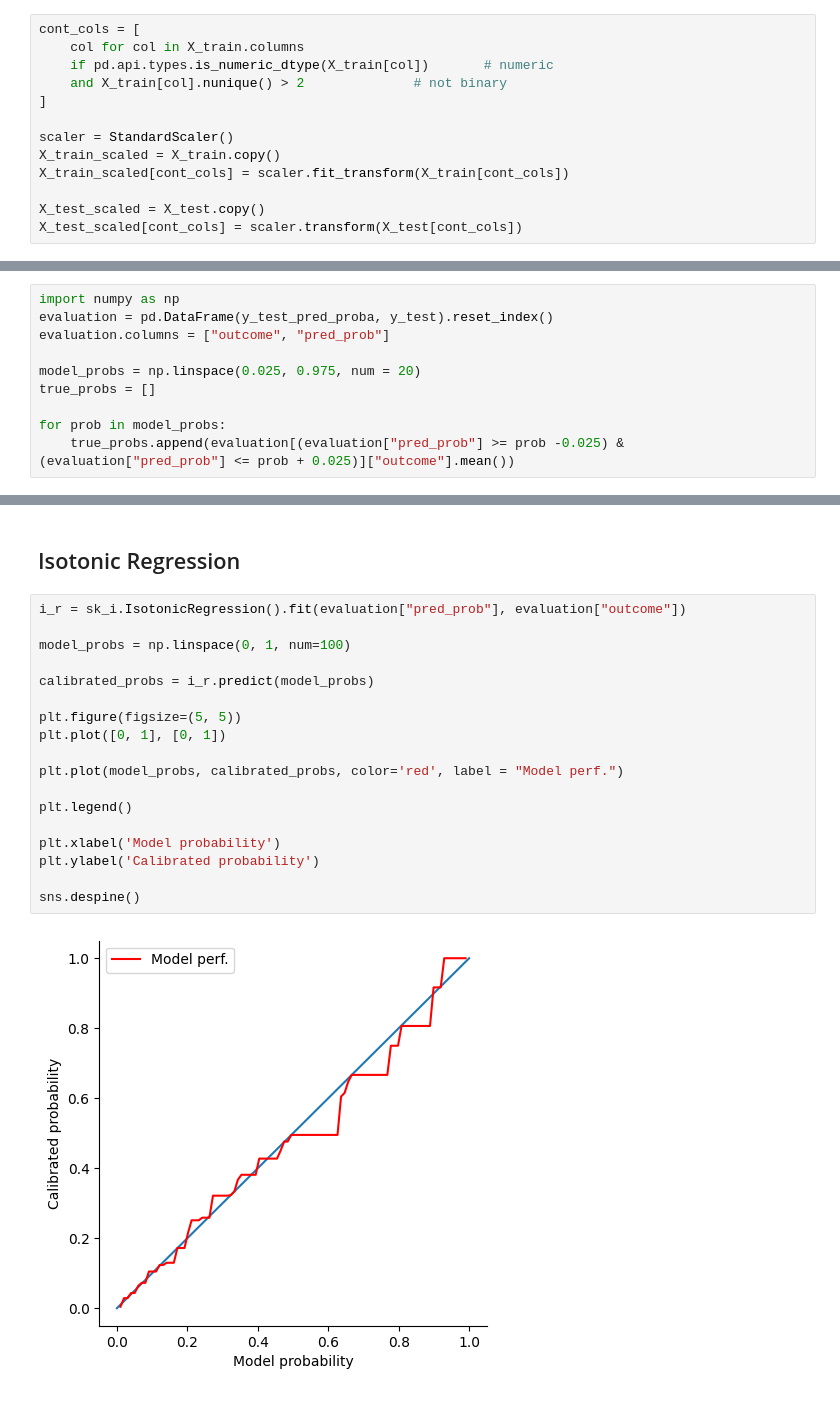
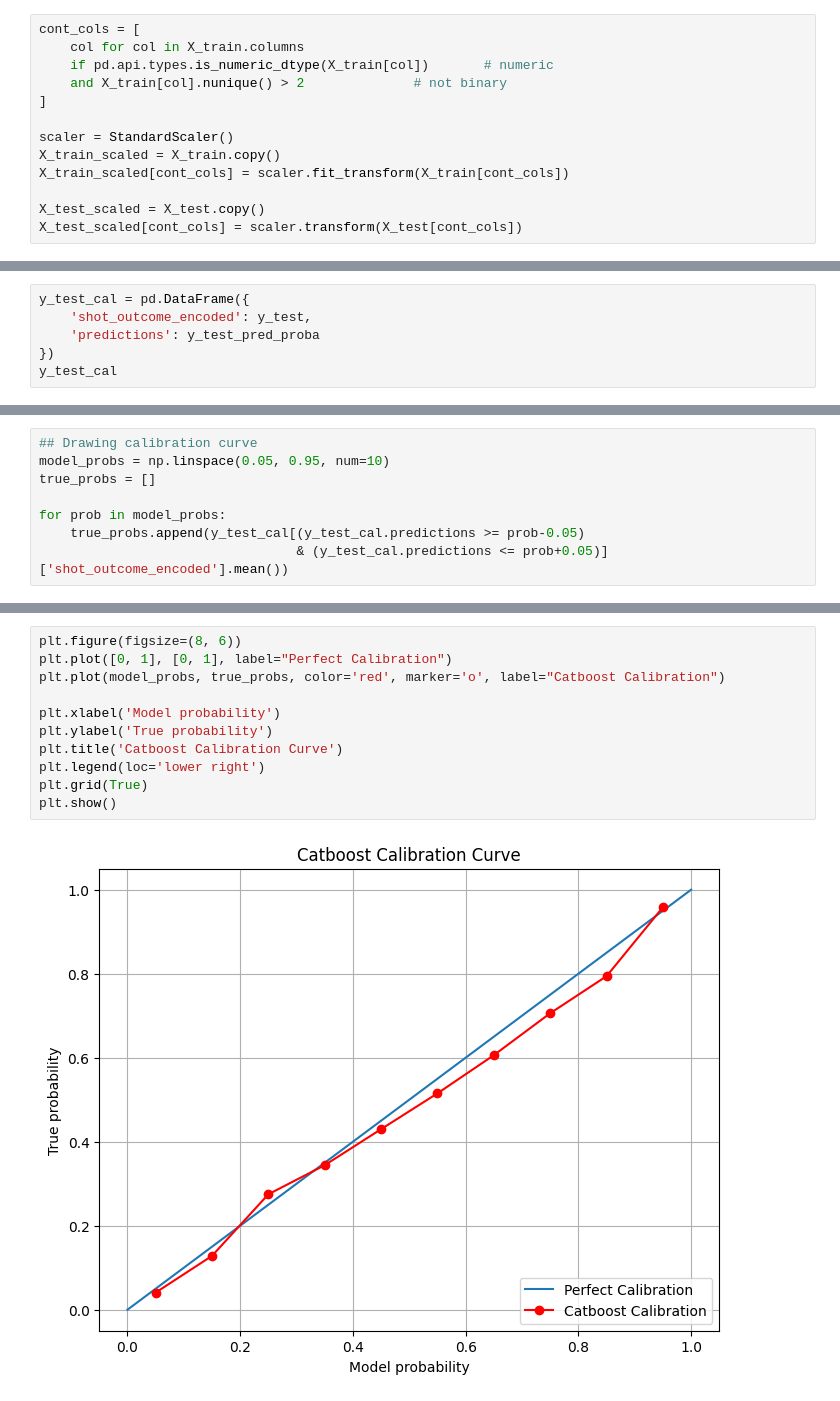
Before and after one commit to kaspar-soukup/expected_goals, a Jupyter notebook: Expected-Goals/notebooks/Catboost Model.ipynb, the cells around one changed output, grey strips where cells are left out. Drawn from its saved outputs; the diff is of its cells as text.

```diff
--- a/Expected-Goals/notebooks/Catboost Model.ipynb
+++ b/Expected-Goals/notebooks/Catboost Model.ipynb
@@ -225,0 +192,6 @@ plt.show()
+# %%
+y_test_cal = pd.DataFrame({
+    'shot_outcome_encoded': y_test,
+    'predictions': y_test_pred_proba
+})
+y_test_cal
@@ -226,10 +212,8 @@ plt.show()
 # %%
-import numpy as np
-evaluation = pd.DataFrame(y_test_pred_proba, y_test).reset_index()
-evaluation.columns = ["outcome", "pred_prob"]
-
-model_probs = np.linspace(0.025, 0.975, num = 20)
+## Drawing calibration curve
+model_probs = np.linspace(0.05, 0.95, num=10)
 true_probs = []
 
 for prob in model_probs:
-    true_probs.append(evaluation[(evaluation["pred_prob"] >= prob -0.025) & (evaluation["pred_prob"] <= prob + 0.025)]["outcome"].mean())
+    true_probs.append(y_test_cal[(y_test_cal.predictions >= prob-0.05)
+                                 & (y_test_cal.predictions <= prob+0.05)]['shot_outcome_encoded'].mean())
@@ -250,22 +220,13 @@ plt.show()
-# %% [markdown]
-## Isotonic Regression
-# %%
-i_r = sk_i.IsotonicRegression().fit(evaluation["pred_prob"], evaluation["outcome"])
-
-model_probs = np.linspace(0, 1, num=100)
-
-calibrated_probs = i_r.predict(model_probs)
-
-plt.figure(figsize=(5, 5))
-plt.plot([0, 1], [0, 1])
-
-plt.plot(model_probs, calibrated_probs, color='red', label = "Model perf.")
-
-plt.legend()
-
-plt.xlabel('Model probability')
-plt.ylabel('Calibrated probability')
-
-sns.despine()
-# %% [output]
-[figure, removed]
+# %%
+plt.figure(figsize=(8, 6))
+plt.plot([0, 1], [0, 1], label="Perfect Calibration")
+plt.plot(model_probs, true_probs, color='red', marker='o', label="Catboost Calibration")
+
+plt.xlabel('Model probability')
+plt.ylabel('True probability')
+plt.title('Catboost Calibration Curve')
+plt.legend(loc='lower right')
+plt.grid(True)
+plt.show()
+# %% [output]
+[figure, added]
```
Also changed, not shown: parts of 18 cells of this notebook.
